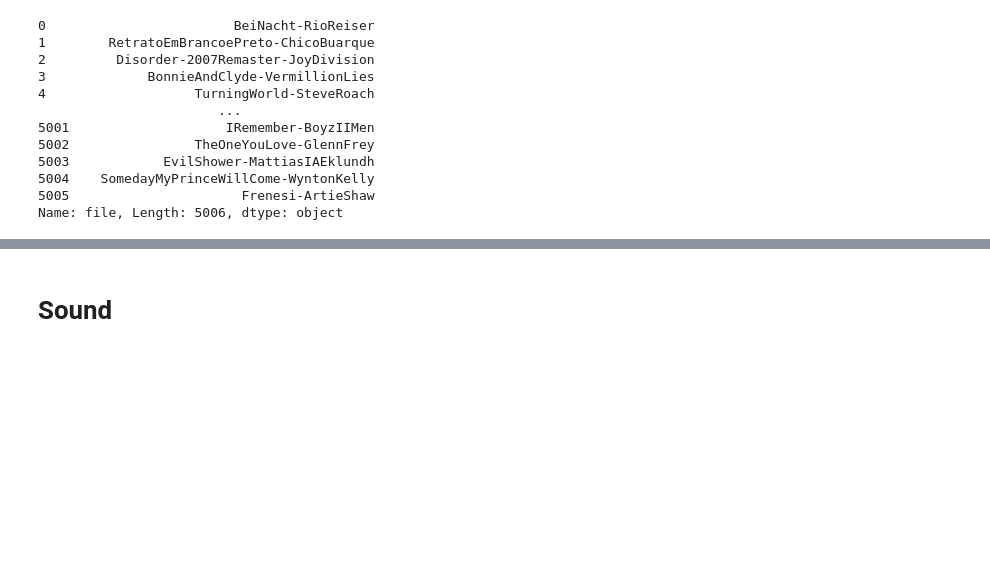
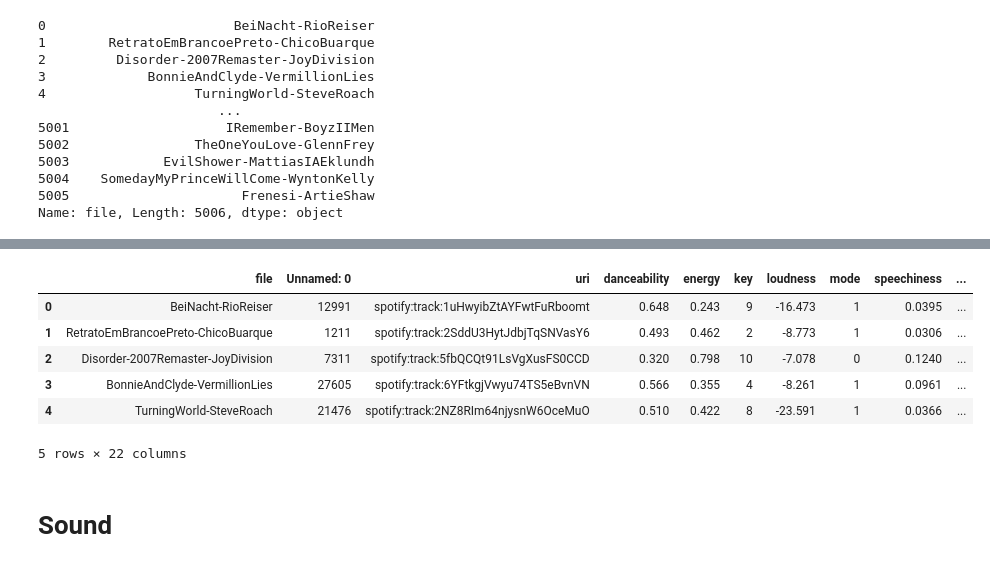
Before and after one commit to stevenwinnick/songsnap, a Jupyter notebook: Final Model.ipynb, the cells around one changed output, grey strips where cells are left out. Cells and saved outputs as stored; diff of their text form; code cells hidden in the pictures; blank space fills up the shorter version.

```diff
--- a/Final Model.ipynb
+++ b/Final Model.ipynb
@@ -45,0 +100,10 @@ Name: file, Length: 5006, dtype: object
+# %%
+complete_dataset.head()
+# %% [output]
+|  | file | Unnamed: 0 | uri | danceability | energy | key | loudness | mode | speechiness | ... |
+| 0 | BeiNacht-RioReiser | 12991 | spotify:track:1uHwyibZtAYFwtFuRboomt | 0.648 | 0.243 | 9 | -16.473 | 1 | 0.0395 | ... |
+| 1 | RetratoEmBrancoePreto-ChicoBuarque | 1211 | spotify:track:2SddU3HytJdbjTqSNVasY6 | 0.493 | 0.462 | 2 | -8.773 | 1 | 0.0306 | ... |
+| 2 | Disorder-2007Remaster-JoyDivision | 7311 | spotify:track:5fbQCQt91LsVgXusFS0CCD | 0.320 | 0.798 | 10 | -7.078 | 0 | 0.1240 | ... |
+| 3 | BonnieAndClyde-VermillionLies | 27605 | spotify:track:6YFtkgjVwyu74TS5eBvnVN | 0.566 | 0.355 | 4 | -8.261 | 1 | 0.0961 | ... |
+| 4 | TurningWorld-SteveRoach | 21476 | spotify:track:2NZ8RIm64njysnW6OceMuO | 0.510 | 0.422 | 8 | -23.591 | 1 | 0.0366 | ... |
+5 rows × 22 columns
```
Also changed, not shown: parts of 13 cells of this notebook.
